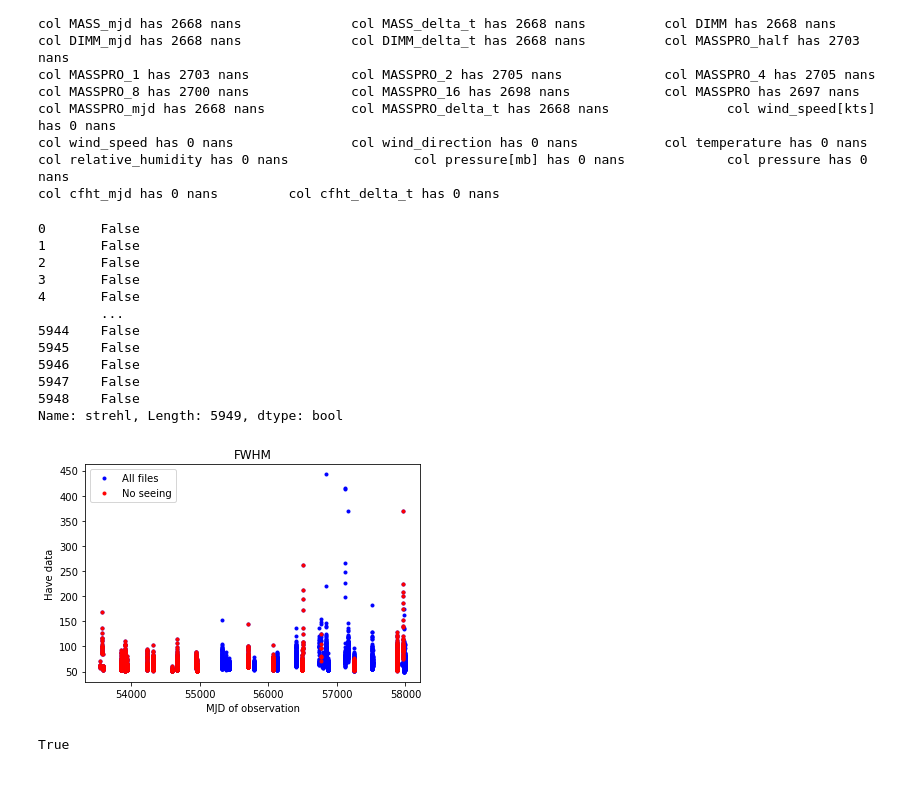
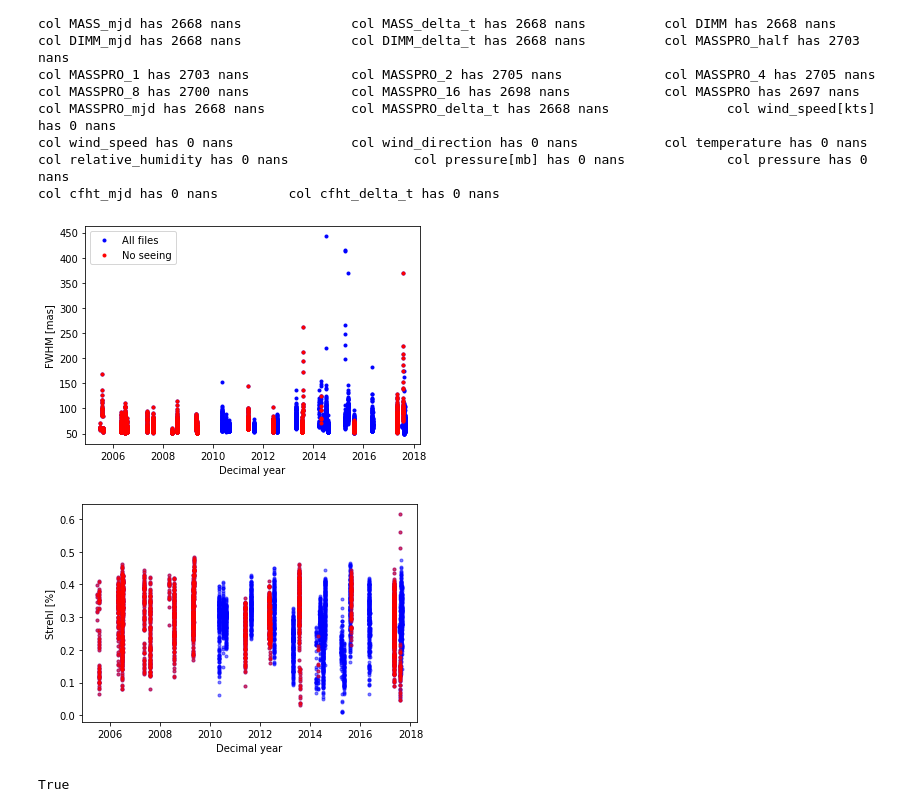
Before and after one commit to eramey16/berkeley_research, a Jupyter notebook: Keck_Performance/Analyzing_Long_Term_Performance.ipynb, the cells around one changed output. Cells and saved outputs as stored; diff of their text form; code cells hidden in the pictures; blank space fills up the shorter version.

Commit message:
Fixed strehl & fwhm plots

```diff
--- a/Keck_Performance/Analyzing_Long_Term_Performance.ipynb
+++ b/Keck_Performance/Analyzing_Long_Term_Performance.ipynb
@@ -117,40 +128,36 @@ col MASSPRO_mjd has 2668 nans           col MASSPRO_delta_t has 2668 nans
 col wind_speed has 0 nans               col wind_direction has 0 nans           col temperature has 0 nans
 col relative_humidity has 0 nans                col pressure[mb] has 0 nans             col pressure has 0 nans
 col cfht_mjd has 0 nans         col cfht_delta_t has 0 nans
-# %%
-np.isnan(steve_data.strehl)
-# %% [output]
-0       False
-1       False
-2       False
-3       False
-4       False
-        ...
-5944    False
-5945    False
-5946    False
-5947    False
-5948    False
-Name: strehl, Length: 5949, dtype: bool
 # %%
 ### Methods section figure: Data Sets
 ### Which NIRC2 observations have weather, seeing, and telemetry data
+
+# Find NaN values
 no_seeing = my_data[np.isnan(my_data.mass_mjd)]
 
-plt.plot(my_data.mjd, my_data.fwhm, 'b.', label="All files")
+# Find decimal year
+all_dates = Time(my_data.mjd, format='mjd').decimalyear
+no_seeing_dates = Time(no_seeing.mjd, format='mjd').decimalyear
 
-plt.plot(no_seeing.mjd, no_seeing.fwhm, 'r.', label="No seeing")
+plt.plot(all_dates, my_data.fwhm, 'b.', label="All files")
 
+plt.plot(no_seeing_dates, no_seeing.fwhm, 'r.', label="No seeing")
 plt.legend()
 
-plt.xlabel("MJD of observation")
+plt.xlabel("Year")
 plt.ylabel("FWHM [mas]")
 plt.savefig(plot_dir+"FWHM_data.png")
+plt.show()
 
-plt.plot(my_data.mjd, my_data.strehl, 'b.', alpha=0.5)
-plt.plot(no_seeing.mjd, no_seeing.strehl, 'r.', alpha=0.5)
+plt.plot(all_dates, my_data.strehl, 'b.', alpha=0.5)
+plt.plot(no_seeing_dates, no_seeing.strehl, 'r.', alpha=0.5)
+plt.xlabel("Year")
+plt.ylabel("Strehl [%]")
+plt.savefig(plot_dir+"strehl_data.png")
+plt.show()
 # %% [output]
-[figure, old version]
+[figure, new version]
+[figure, added]
 # %%
 np.isnan(my_data.mass_mjd[10])
 # %% [output]
```
Also changed, not shown: parts of 3 cells of this notebook, 4 other files.
